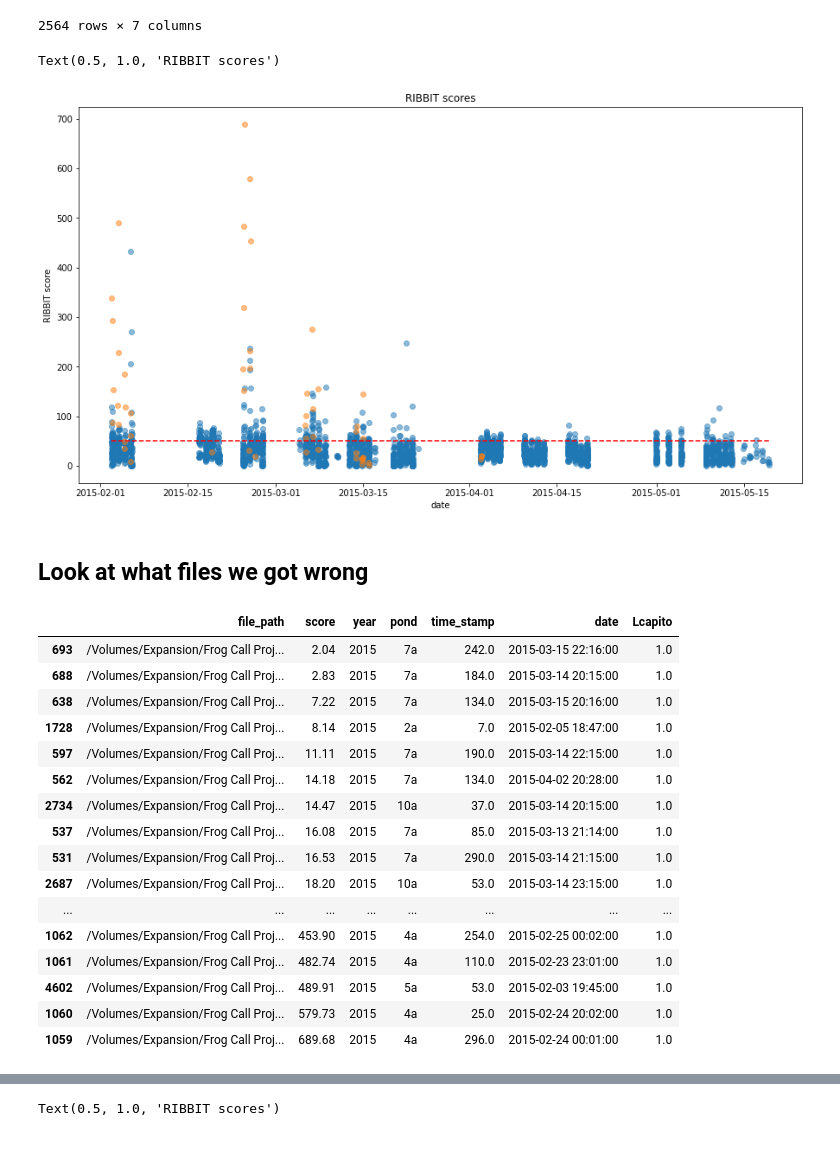
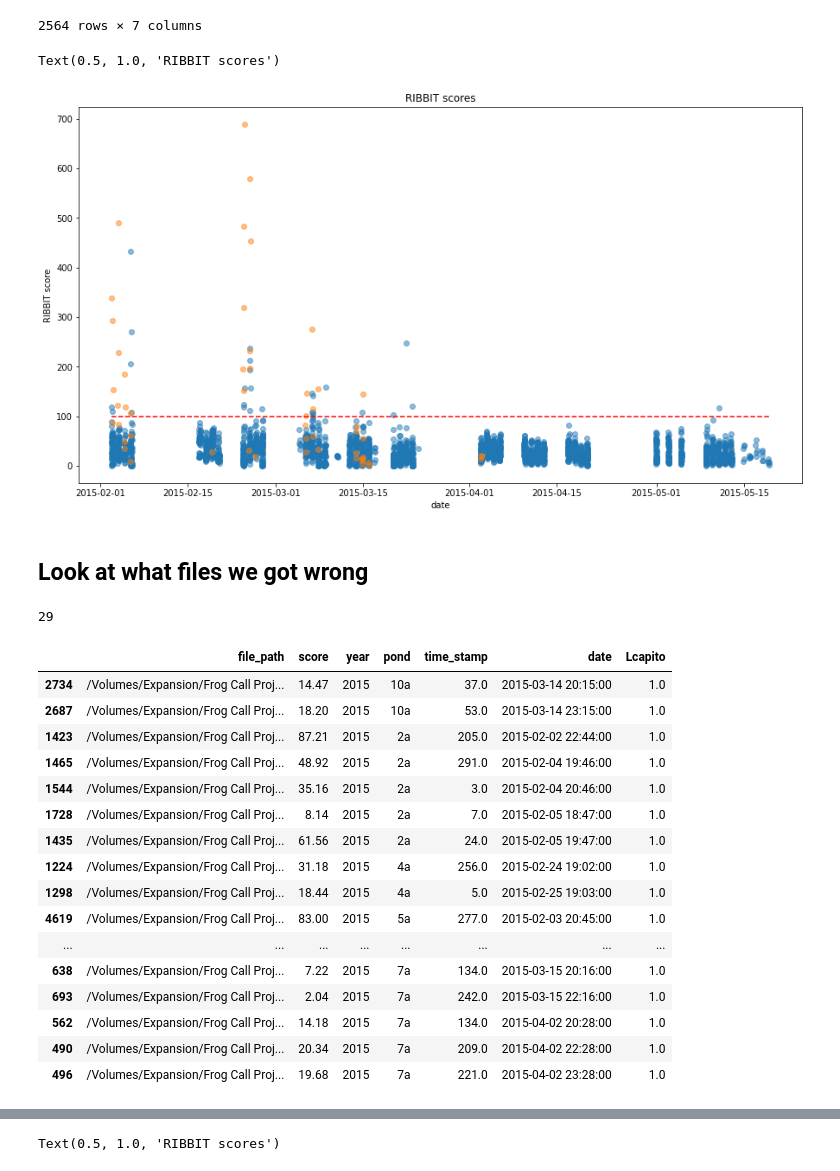
Before and after one commit to mayalapp/ga-frog-id, a Jupyter notebook: python-ribbit/data_cleaning.ipynb, the cells around one changed output, grey strips where cells are left out. Cells and saved outputs as stored; diff of their text form; code cells hidden in the pictures.

Commit message:
Checking false neg files

```diff
--- a/python-ribbit/data_cleaning.ipynb
+++ b/python-ribbit/data_cleaning.ipynb
@@ -101,53 +101,58 @@ ich_tr_df
 # %%
 #mask = (ich_tr_df['date'] > datetime(2015, 2, 1)) & (ich_tr_df['date'] <= datetime(2015, 4, 1))
 plot_df = ich_tr_df#[mask]
 plot_df1 = plot_df[plot_df['Lcapito'] == 1]
 plot_df0 = plot_df[plot_df['Lcapito'] == 0]
 
 fig, ax = plt.subplots()  # a figure with a single Axes
 #ax.scatter(plot_df['date'],plot_df['score'], c = plot_df['Lcapito'], alpha = 0.5)
 ax.scatter(plot_df0['date'],plot_df0['score'], alpha = 0.5)
 ax.scatter(plot_df1['date'],plot_df1['score'], alpha = 0.5)
 #plt.ylim(0, 100)
-ax.hlines(y = [50], xmin = ich_tr_df.date.min(),
+ax.hlines(y = [100], xmin = ich_tr_df.date.min(),
             xmax = ich_tr_df.date.max(),
             colors = 'r', linestyles = '--')
 ax.set_xlabel('date')
 ax.set_ylabel('RIBBIT score')
 ax.set_title('RIBBIT scores')
 # %% [output]
 Text(0.5, 1.0, 'RIBBIT scores')
-[figure, old version]
+[figure, new version]
 # %% [markdown]
 ## Look at what files we got wrong
 # %%
-
-#len(ich_df[ich_df['Lcapito']>0])
-ich_tr_df[ich_tr_df['Lcapito'] == 1].sort_values(by = "score", ascending = True) # Look at files with lowest RIBBIT scores that have documented Lcapito
+## len(ich_df[ich_df['Lcapito']>0])
+#ich_tr_df[ich_tr_df['Lcapito'] == 1].sort_values(by = "score", ascending = True) # Look at files with lowest RIBBIT scores that have documented Lcapito
 #ich_tr_df.sort_values(by = "score", ascending = False).head(50)
 #ich_tr_df[ich_tr_df['Lcapito'] == 0].sort_values(by = "score", ascending = False).head(10) #look at files with high RIBBIT scores with no documented Lcapito
 
 # save list of the files that have been listened to at ichaway
 #temp = ich_tr_df.drop(columns = ['score', 'time_stamp'])
 #temp.to_csv('ich_verified_files.csv')
+df = ich_verified_files_df
+df = ich_tr_df
+false_neg = df[(df['Lcapito'] == 1) & (df['score']<100)].sort_values(by = ["pond", "date"], ascending = True) # Look at false negative files
+print(len(false_neg))
+false_neg
 # %% [output]
+29
 |  | file_path | score | year | pond | time_stamp | date | Lcapito |
+| 2734 | /Volumes/Expansion/Frog Call Proj... | 14.47 | 2015 | 10a | 37.0 | 2015-03-14 20:15:00 | 1.0 |
+| 2687 | /Volumes/Expansion/Frog Call Proj... | 18.20 | 2015 | 10a | 53.0 | 2015-03-14 23:15:00 | 1.0 |
+| 1423 | /Volumes/Expansion/Frog Call Proj... | 87.21 | 2015 | 2a | 205.0 | 2015-02-02 22:44:00 | 1.0 |
+| 1465 | /Volumes/Expansion/Frog Call Proj... | 48.92 | 2015 | 2a | 291.0 | 2015-02-04 19:46:00 | 1.0 |
+| 1544 | /Volumes/Expansion/Frog Call Proj... | 35.16 | 2015 | 2a | 3.0 | 2015-02-04 20:46:00 | 1.0 |
+| 1728 | /Volumes/Expansion/Frog Call Proj... | 8.14 | 2015 | 2a | 7.0 | 2015-02-05 18:47:00 | 1.0 |
+| 1435 | /Volumes/Expansion/Frog Call Proj... | 61.56 | 2015 | 2a | 24.0 | 2015-02-05 19:47:00 | 1.0 |
+| 1224 | /Volumes/Expansion/Frog Call Proj... | 31.18 | 2015 | 4a | 256.0 | 2015-02-24 19:02:00 | 1.0 |
+| 1298 | /Volumes/Expansion/Frog Call Proj... | 18.44 | 2015 | 4a | 5.0 | 2015-02-25 19:03:00 | 1.0 |
+| 4619 | /Volumes/Expansion/Frog Call Proj... | 83.00 | 2015 | 5a | 277.0 | 2015-02-03 20:45:00 | 1.0 |
+| ... | ... | ... | ... | ... | ... | ... | ... |
+| 638 | /Volumes/Expansion/Frog Call Proj... | 7.22 | 2015 | 7a | 134.0 | 2015-03-15 20:16:00 | 1.0 |
 | 693 | /Volumes/Expansion/Frog Call Proj... | 2.04 | 2015 | 7a | 242.0 | 2015-03-15 22:16:00 | 1.0 |
-| 688 | /Volumes/Expansion/Frog Call Proj... | 2.83 | 2015 | 7a | 184.0 | 2015-03-14 20:15:00 | 1.0 |
-| 638 | /Volumes/Expansion/Frog Call Proj... | 7.22 | 2015 | 7a | 134.0 | 2015-03-15 20:16:00 | 1.0 |
-| 1728 | /Volumes/Expansion/Frog Call Proj... | 8.14 | 2015 | 2a | 7.0 | 2015-02-05 18:47:00 | 1.0 |
-| 597 | /Volumes/Expansion/Frog Call Proj... | 11.11 | 2015 | 7a | 190.0 | 2015-03-14 22:15:00 | 1.0 |
 | 562 | /Volumes/Expansion/Frog Call Proj... | 14.18 | 2015 | 7a | 134.0 | 2015-04-02 20:28:00 | 1.0 |
-| 2734 | /Volumes/Expansion/Frog Call Proj... | 14.47 | 2015 | 10a | 37.0 | 2015-03-14 20:15:00 | 1.0 |
-| 537 | /Volumes/Expansion/Frog Call Proj... | 16.08 | 2015 | 7a | 85.0 | 2015-03-13 21:14:00 | 1.0 |
-| 531 | /Volumes/Expansion/Frog Call Proj... | 16.53 | 2015 | 7a | 290.0 | 2015-03-14 21:15:00 | 1.0 |
-| 2687 | /Volumes/Expansion/Frog Call Proj... | 18.20 | 2015 | 10a | 53.0 | 2015-03-14 23:15:00 | 1.0 |
-| ... | ... | ... | ... | ... | ... | ... | ... |
-| 1062 | /Volumes/Expansion/Frog Call Proj... | 453.90 | 2015 | 4a | 254.0 | 2015-02-25 00:02:00 | 1.0 |
-| 1061 | /Volumes/Expansion/Frog Call Proj... | 482.74 | 2015 | 4a | 110.0 | 2015-02-23 23:01:00 | 1.0 |
-| 4602 | /Volumes/Expansion/Frog Call Proj... | 489.91 | 2015 | 5a | 53.0 | 2015-02-03 19:45:00 | 1.0 |
-| 1060 | /Volumes/Expansion/Frog Call Proj... | 579.73 | 2015 | 4a | 25.0 | 2015-02-24 20:02:00 | 1.0 |
-| 1059 | /Volumes/Expansion/Frog Call Proj... | 689.68 | 2015 | 4a | 296.0 | 2015-02-24 00:01:00 | 1.0 |
+| 490 | /Volumes/Expansion/Frog Call Proj... | 20.34 | 2015 | 7a | 209.0 | 2015-04-02 22:28:00 | 1.0 |
+| 496 | /Volumes/Expansion/Frog Call Proj... | 19.68 | 2015 | 7a | 221.0 | 2015-04-02 23:28:00 | 1.0 |
 # %%
 ## Read in verified files - right now this is with signal band [300-1000], noise band [150,200][1200,1600], clip duration = 1.5 s
 ich_verified_files_df = pd.read_csv("./ribbit_scores_ichaway_verified_files/ichaway_verified_files_ribbit_scores.csv")
```
Also changed, not shown: parts of 2 cells of this notebook, 1 other file.
